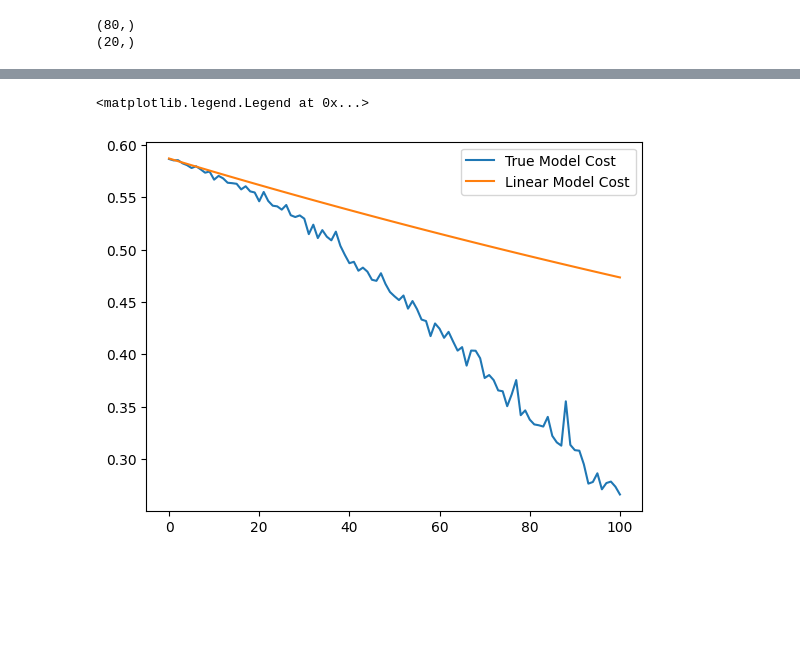
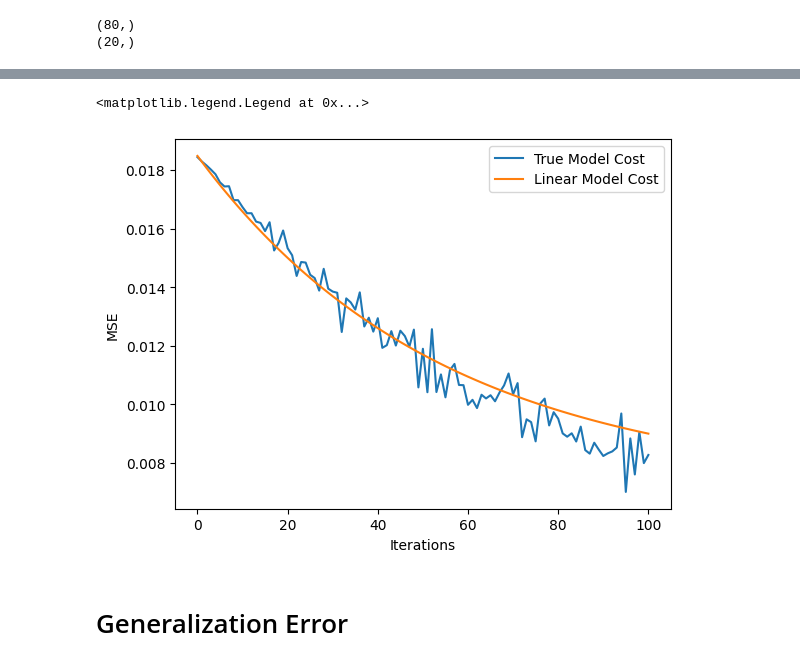
Before and after one commit to ichirokira/analytic_qnn_GLH, a Jupyter notebook: test.ipynb, the cells around one changed output, grey strips where cells are left out. Drawn from its saved outputs; the diff is of its cells as text; code cells hidden in the pictures; blank space fills up the shorter version.

```diff
--- a/test.ipynb
+++ b/test.ipynb
@@ -757,11 +752,18 @@ np.save("/data/quaqnguy/GLH_Data/results/train_linear_model_cost_L{}_m{}_std{}_s
 np.save("/data/quaqnguy/GLH_Data/results/test_true_model_cost_L{}_m{}_std{}_stepsize{}.npy".format(L, m, std, step_size), true_model_cost_test)
 # np.save("/data/quaqnguy/GLH_Data/results/test_linear_model_cost_L{}_m{}_std{}_stepsize{}.npy".format(L, m, std, step_size), linear_model_cost_test)
 # %%
-true_model_cost = np.load("/data/quaqnguy/GLH_Data/results/true_model_cost_2_2.npy")
-linear_model_cost = np.load("/data/quaqnguy/GLH_Data/results/linear_model_cost_2_2.npy")
+true_model_cost = np.load("/data/quaqnguy/GLH_Data/results/train_true_model_cost_L2_m4_std0.01_stepsize1.npy")
+linear_model_cost = np.load("/data/quaqnguy/GLH_Data/results/train_linear_model_cost_L2_m4_std0.01_stepsize1.npy")
+test_cost = np.load("/data/quaqnguy/GLH_Data/results/test_true_model_cost_L2_m4_std0.01_stepsize1.npy")
 plt.plot(np.arange(101), true_model_cost, label="True Model Cost")
 plt.plot(np.arange(101), linear_model_cost, label="Linear Model Cost")
+# plt.plot(np.arange(100), test_cost, label="Test Model Cost")
+# plt.yscale('log')
+plt.xlabel("Iterations")
+plt.ylabel("MSE")
 plt.legend()
 # %% [output]
 <matplotlib.legend.Legend at 0x...>
-[figure, old version]
+[figure, new version]
+# %% [markdown]
+# Generalization Error
```
Also changed, not shown: parts of 8 cells of this notebook.
